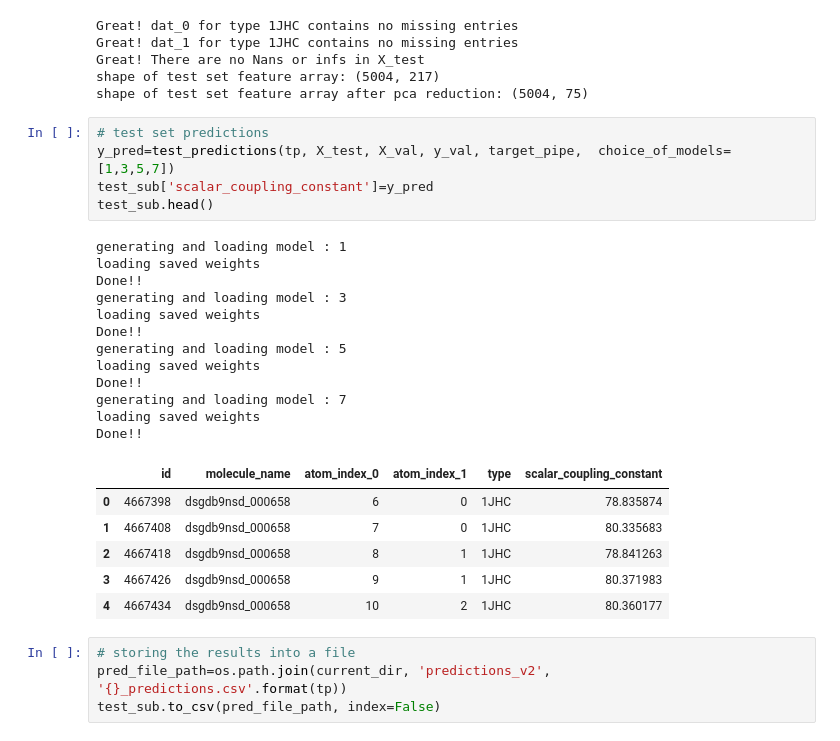
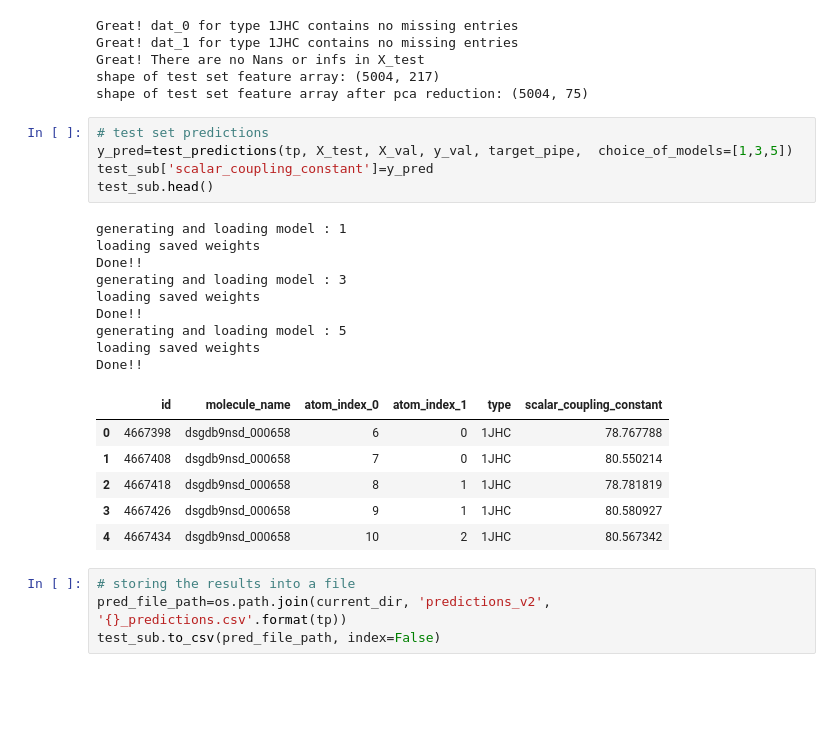
Before and after one commit to praritagarwal/udacity-mlnd, a Jupyter notebook: Capstone project/predicting_scalar_couplings_II.ipynb, the cells around one changed output. Cells and saved outputs as stored; diff of their text form; blank space fills up the shorter version.

```diff
--- a/Capstone project/predicting_scalar_couplings_II.ipynb
+++ b/Capstone project/predicting_scalar_couplings_II.ipynb
@@ -1817,28 +1812,25 @@ shape of test set feature array: (5004, 217)
 shape of test set feature array after pca reduction: (5004, 75)
 # %%
 # test set predictions
-y_pred=test_predictions(tp, X_test, X_val, y_val, target_pipe,  choice_of_models=[1,3,5,7])
+y_pred=test_predictions(tp, X_test, X_val, y_val, target_pipe,  choice_of_models=[1,3,5])
 test_sub['scalar_coupling_constant']=y_pred
 test_sub.head()
 # %% [output]
 generating and loading model : 1
 loading saved weights
 Done!!
 generating and loading model : 3
 loading saved weights
 Done!!
 generating and loading model : 5
 loading saved weights
 Done!!
-generating and loading model : 7
-loading saved weights
-Done!!
 |  | id | molecule_name | atom_index_0 | atom_index_1 | type | scalar_coupling_constant |
-| 0 | 4667398 | dsgdb9nsd_000658 | 6 | 0 | 1JHC | 78.835874 |
-| 1 | 4667408 | dsgdb9nsd_000658 | 7 | 0 | 1JHC | 80.335683 |
-| 2 | 4667418 | dsgdb9nsd_000658 | 8 | 1 | 1JHC | 78.841263 |
-| 3 | 4667426 | dsgdb9nsd_000658 | 9 | 1 | 1JHC | 80.371983 |
-| 4 | 4667434 | dsgdb9nsd_000658 | 10 | 2 | 1JHC | 80.360177 |
+| 0 | 4667398 | dsgdb9nsd_000658 | 6 | 0 | 1JHC | 78.767788 |
+| 1 | 4667408 | dsgdb9nsd_000658 | 7 | 0 | 1JHC | 80.550214 |
+| 2 | 4667418 | dsgdb9nsd_000658 | 8 | 1 | 1JHC | 78.781819 |
+| 3 | 4667426 | dsgdb9nsd_000658 | 9 | 1 | 1JHC | 80.580927 |
+| 4 | 4667434 | dsgdb9nsd_000658 | 10 | 2 | 1JHC | 80.567342 |
 # %%
 # storing the results into a file
 pred_file_path=os.path.join(current_dir, 'predictions_v2', '{}_predictions.csv'.format(tp))
```
Also changed, not shown: parts of 53 cells of this notebook.
